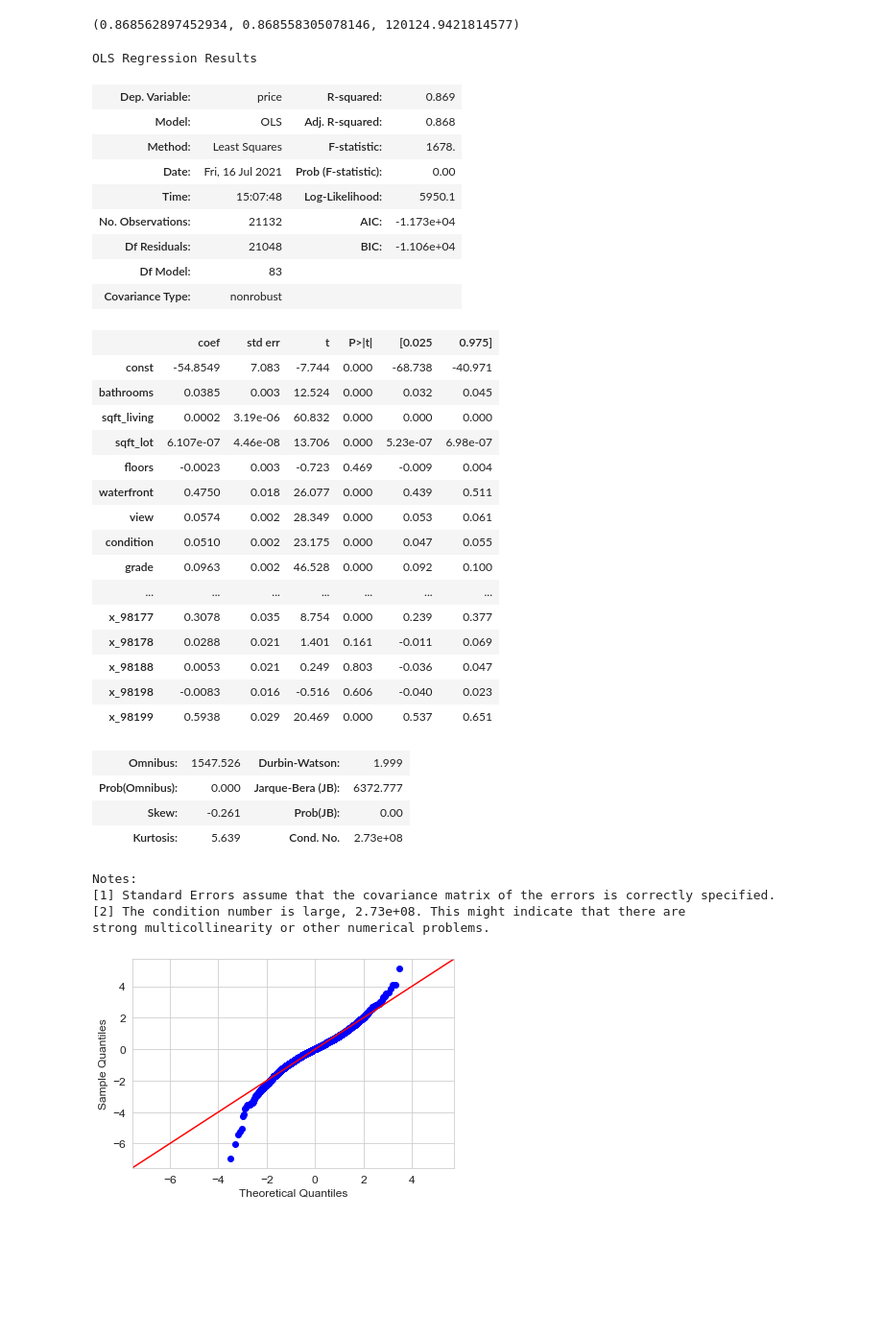
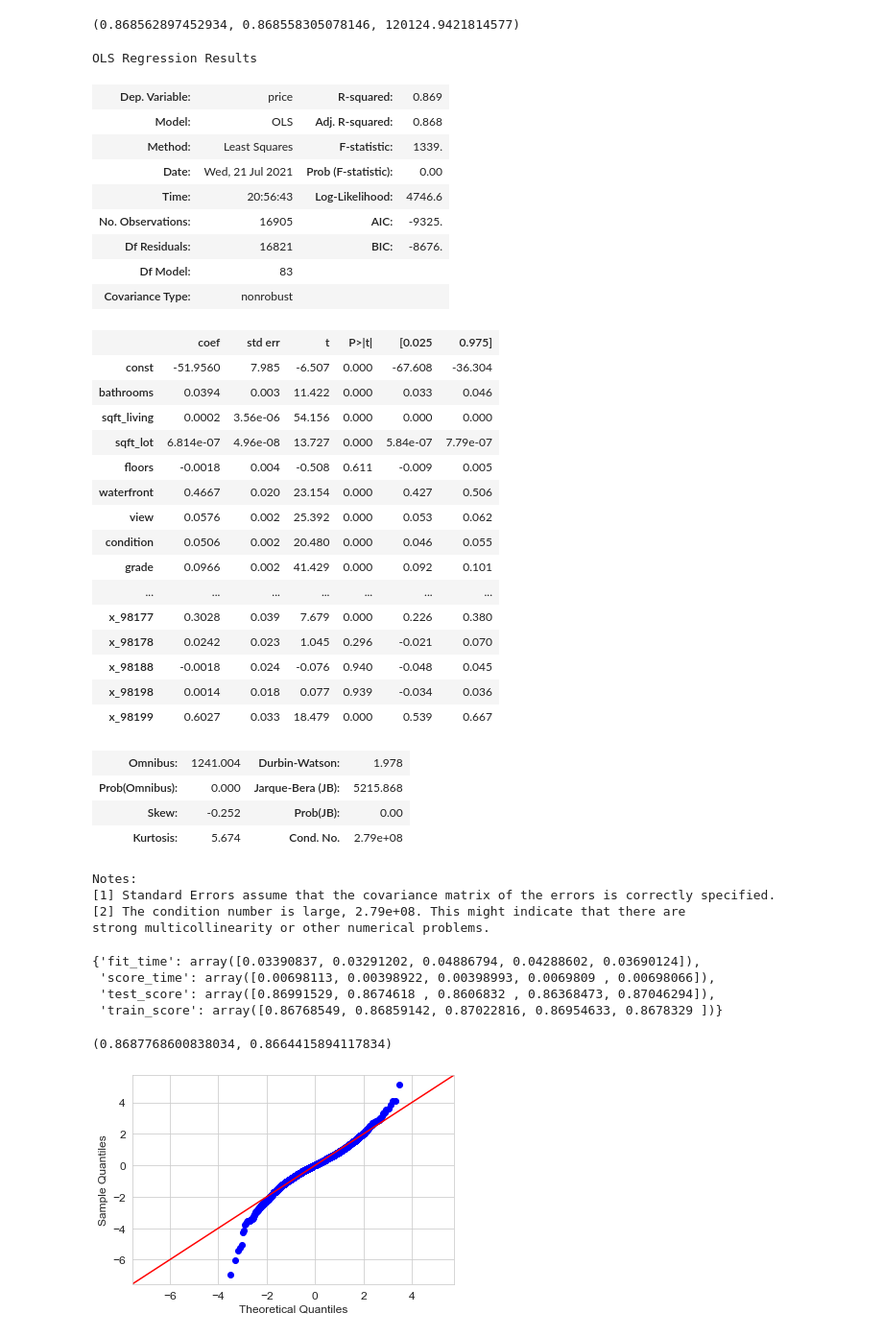
Before and after one commit to mankah/Project-2, a Jupyter notebook: Notebook.ipynb, the cells around one changed output. Shown at 96% size. Saved outputs shown, nothing was run; the diff lists cells and outputs as text; code cells hidden in the pictures; blank space fills up the shorter version.

```diff
--- a/Notebook.ipynb
+++ b/Notebook.ipynb
@@ -551,3 +601,7 @@ rmse_lr2 = mean_squared_error(np.exp(y_test), np.exp(pred_lr2), squared=False)
 train_score_lr2, test_score_lr2, rmse_lr2
 # %% [output]
 (0.7558928001010055, 0.7516799842032745, 164378.8858748426)
+# %%
+# Making an OLS table to check for feature significance
+X_train = sm.add_constant(X_train)
+sm.OLS(y_train, X_train).fit().summary()
@@ -660,8 +760,8 @@ train_score_lr3, test_score_lr3, rmse_lr3
 (0.8707370644231548, 0.8703464138143138, 121705.58467489011)
 # %%
 # Making an OLS table to check for feature significance
-X = sm.add_constant(X)
-sm.OLS(y, X).fit().summary()
+X_train = sm.add_constant(X_train)
+sm.OLS(y_train, X_train).fit().summary()
 # %% [output]
 OLS Regression Results
 | Dep. Variable: | price | R-squared: | 0.871 |
@@ -772,8 +883,8 @@ train_score_lr4, test_score_lr4, rmse_lr4
 (0.8707294122768663, 0.8703728279546661, 121678.15586045684)
 # %%
 # Checking the OLS for values of feature significance
-X = sm.add_constant(X)
-sm.OLS(y, X).fit().summary()
+X_train = sm.add_constant(X_train)
+sm.OLS(y_train, X_train).fit().summary()
 # %% [output]
 OLS Regression Results
 | Dep. Variable: | price | R-squared: | 0.871 |
@@ -885,8 +1007,8 @@ train_score_lr5, test_score_lr5, rmse_lr5
 (0.8707340916355739, 0.8703683104897879, 121678.04831268311)
 # %%
 # Checking the OLS for values of feature significance
-X = sm.add_constant(X)
-sm.OLS(y, X).fit().summary()
+X_train = sm.add_constant(X_train)
+sm.OLS(y_train, X_train).fit().summary()
 # %% [output]
 OLS Regression Results
 | Dep. Variable: | price | R-squared: | 0.871 |
@@ -988,43 +1121,43 @@ train_score_lr6, test_score_lr6, rmse_lr6
 (0.868562897452934, 0.868558305078146, 120124.9421814577)
 # %%
 # Making an OLS table to check for feature significance
-X = sm.add_constant(X)
-reg_6 = sm.OLS(y, X).fit()
+X_train = sm.add_constant(X_train)
+reg_6 = sm.OLS(y_train, X_train).fit()
 reg_6.summary()
 # %% [output]
 OLS Regression Results
 | Dep. Variable: | price | R-squared: | 0.869 |
 | Model: | OLS | Adj. R-squared: | 0.868 |
-| Method: | Least Squares | F-statistic: | 1678. |
-| Date: | Fri, 16 Jul 2021 | Prob (F-statistic): | 0.00 |
-| Time: | 15:07:48 | Log-Likelihood: | 5950.1 |
-| No. Observations: | 21132 | AIC: | -1.173e+04 |
-| Df Residuals: | 21048 | BIC: | -1.106e+04 |
+| Method: | Least Squares | F-statistic: | 1339. |
+| Date: | Wed, 21 Jul 2021 | Prob (F-statistic): | 0.00 |
+| Time: | 20:56:43 | Log-Likelihood: | 4746.6 |
+| No. Observations: | 16905 | AIC: | -9325. |
+| Df Residuals: | 16821 | BIC: | -8676. |
 | Df Model: | 83 |  |  |
 | Covariance Type: | nonrobust |  |  |
 |  | coef | std err | t | P>|t| | [0.025 | 0.975] |
-| const | -54.8549 | 7.083 | -7.744 | 0.000 | -68.738 | -40.971 |
-| bathrooms | 0.0385 | 0.003 | 12.524 | 0.000 | 0.032 | 0.045 |
-| sqft_living | 0.0002 | 3.19e-06 | 60.832 | 0.000 | 0.000 | 0.000 |
-| sqft_lot | 6.107e-07 | 4.46e-08 | 13.706 | 0.000 | 5.23e-07 | 6.98e-07 |
-| floors | -0.0023 | 0.003 | -0.723 | 0.469 | -0.009 | 0.004 |
-| waterfront | 0.4750 | 0.018 | 26.077 | 0.000 | 0.439 | 0.511 |
-| view | 0.0574 | 0.002 | 28.349 | 0.000 | 0.053 | 0.061 |
-| condition | 0.0510 | 0.002 | 23.175 | 0.000 | 0.047 | 0.055 |
-| grade | 0.0963 | 0.002 | 46.528 | 0.000 | 0.092 | 0.100 |
+| const | -51.9560 | 7.985 | -6.507 | 0.000 | -67.608 | -36.304 |
+| bathrooms | 0.0394 | 0.003 | 11.422 | 0.000 | 0.033 | 0.046 |
+| sqft_living | 0.0002 | 3.56e-06 | 54.156 | 0.000 | 0.000 | 0.000 |
+| sqft_lot | 6.814e-07 | 4.96e-08 | 13.727 | 0.000 | 5.84e-07 | 7.79e-07 |
+| floors | -0.0018 | 0.004 | -0.508 | 0.611 | -0.009 | 0.005 |
+| waterfront | 0.4667 | 0.020 | 23.154 | 0.000 | 0.427 | 0.506 |
+| view | 0.0576 | 0.002 | 25.392 | 0.000 | 0.053 | 0.062 |
+| condition | 0.0506 | 0.002 | 20.480 | 0.000 | 0.046 | 0.055 |
+| grade | 0.0966 | 0.002 | 41.429 | 0.000 | 0.092 | 0.101 |
 | ... | ... | ... | ... | ... | ... | ... |
-| x_98177 | 0.3078 | 0.035 | 8.754 | 0.000 | 0.239 | 0.377 |
-| x_98178 | 0.0288 | 0.021 | 1.401 | 0.161 | -0.011 | 0.069 |
-| x_98188 | 0.0053 | 0.021 | 0.249 | 0.803 | -0.036 | 0.047 |
-| x_98198 | -0.0083 | 0.016 | -0.516 | 0.606 | -0.040 | 0.023 |
-| x_98199 | 0.5938 | 0.029 | 20.469 | 0.000 | 0.537 | 0.651 |
+| x_98177 | 0.3028 | 0.039 | 7.679 | 0.000 | 0.226 | 0.380 |
+| x_98178 | 0.0242 | 0.023 | 1.045 | 0.296 | -0.021 | 0.070 |
+| x_98188 | -0.0018 | 0.024 | -0.076 | 0.940 | -0.048 | 0.045 |
+| x_98198 | 0.0014 | 0.018 | 0.077 | 0.939 | -0.034 | 0.036 |
+| x_98199 | 0.6027 | 0.033 | 18.479 | 0.000 | 0.539 | 0.667 |
-| Omnibus: | 1547.526 | Durbin-Watson: | 1.999 |
-| Prob(Omnibus): | 0.000 | Jarque-Bera (JB): | 6372.777 |
-| Skew: | -0.261 | Prob(JB): | 0.00 |
-| Kurtosis: | 5.639 | Cond. No. | 2.73e+08 |
+| Omnibus: | 1241.004 | Durbin-Watson: | 1.978 |
+| Prob(Omnibus): | 0.000 | Jarque-Bera (JB): | 5215.868 |
+| Skew: | -0.252 | Prob(JB): | 0.00 |
+| Kurtosis: | 5.674 | Cond. No. | 2.79e+08 |
 Notes:
 [1] Standard Errors assume that the covariance matrix of the errors is correctly specified.
-[2] The condition number is large, 2.73e+08. This might indicate that there are
+[2] The condition number is large, 2.79e+08. This might indicate that there are
 strong multicollinearity or other numerical problems.
 # %%
 # Cross validate our model and find the mean of the training scores
@@ -1032,9 +1165,20 @@ scores_simple_6 = cross_validate(
                     lr, X_train, y_train, cv=5,
                     return_train_score=True
 )
+# %%
+scores_simple_6
+# %% [output]
+{'fit_time': array([0.03390837, 0.03291202, 0.04886794, 0.04288602, 0.03690124]),
+ 'score_time': array([0.00698113, 0.00398922, 0.00398993, 0.0069809 , 0.00698066]),
+ 'test_score': array([0.86991529, 0.8674618 , 0.8606832 , 0.86368473, 0.87046294]),
+ 'train_score': array([0.86768549, 0.86859142, 0.87022816, 0.86954633, 0.8678329 ])}
 # %%
 simple_6_mean = np.mean(scores_simple_6['train_score'])
 simple_6_mean_test = np.mean(scores_simple_6['test_score'])
+# %%
+simple_6_mean, simple_6_mean_test
+# %% [output]
+(0.8687768600838034, 0.8664415894117834)
 # %%
 # Making the QQ Plot
 residuals6 = (y_test - pred_lr6)
```
Also changed, not shown: parts of 32 cells of this notebook.
